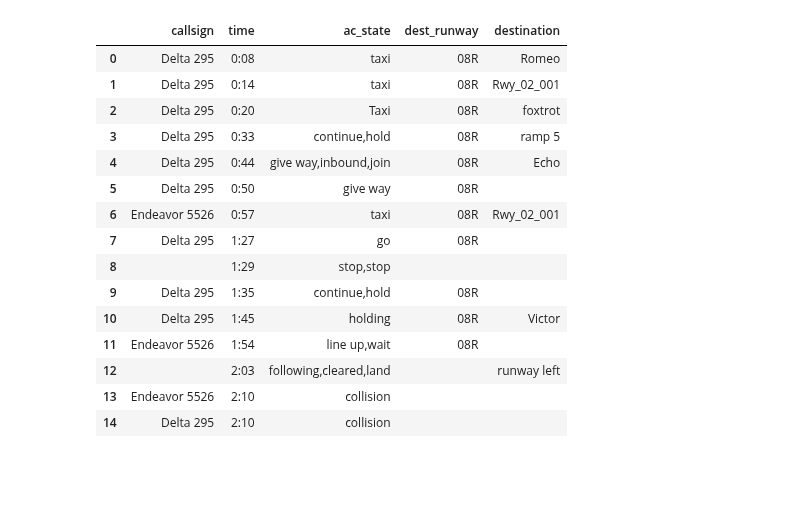
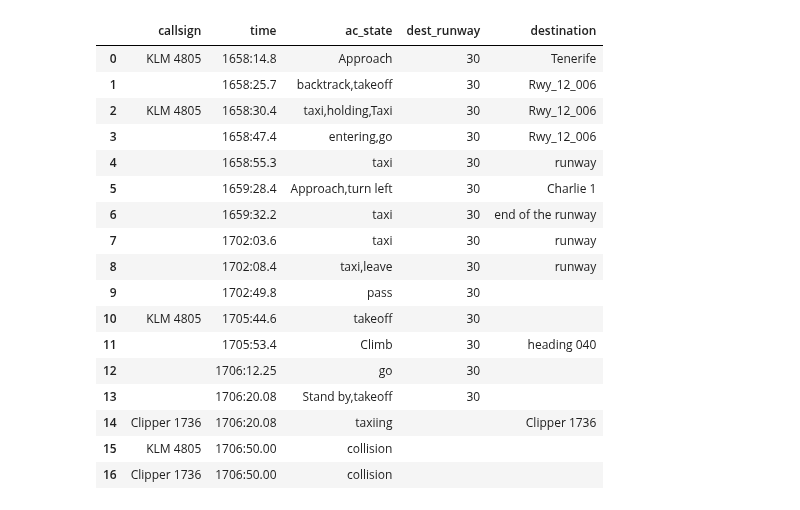
Before and after one commit to ZilD117/LGA-Analysis, a Jupyter notebook: taxigen/case_study_3_demo.ipynb, the cells around one changed output. Saved outputs shown, nothing was run; the diff lists cells and outputs as text; code cells hidden in the pictures; blank space fills up the shorter version.

```diff
--- a/taxigen/case_study_3_demo.ipynb
+++ b/taxigen/case_study_3_demo.ipynb
@@ -3,23 +3,3 @@
 
 The Tenerife airport disaster[c] occurred on 27 March 1977, when two Boeing 747 passenger jets collided on the runway at Los Rodeos Airport[1] (now Tenerife North–Ciudad de La Laguna Airport) on the Spanish island of Tenerife.
  - https://en.wikipedia.org/wiki/Tenerife_airport_disaster
-# %%
-import warnings
-warnings.simplefilter(action='ignore', category=FutureWarning)
-warnings.simplefilter(action='ignore', category=UserWarning)
-import spacy
-
-nlp_ner = spacy.load("./transformer/model-best")
-ruler = nlp_ner.add_pipe(
-    "entity_ruler",
-    after="ner",  # or before="ner"
-    config={"overwrite_ents": True}
-)
-ruler.from_disk("entity_rulers.jsonl")
-
-text = "295 heavy turn on foxtrot hold short of ramp 5."
-doc = nlp_ner(text)
-
-print("Entities found:")
-for ent in doc.ents:
-    print(f" - {ent.text} : {ent.label_}")
@@ -309,46 +310,48 @@ Meta Table:
 # %%
 meta_df = meta_df[meta_df['ac_state'].str.strip() != '']
 
-accident_time = "2:10"
-accident_callsign = "Endeavor 5526"
+accident_time = "1706:50.00"
+accident_callsign = "KLM 4805"
 new_row_1 = {
         "callsign": accident_callsign,
         "time": accident_time,
         "ac_state": "collision",
         "dest_runway": "",      # Could be left empty if not available.
         "destination": ""
         }
 
 meta_df = pd.concat([meta_df, pd.DataFrame([new_row_1])], ignore_index=True)
 
-accident_callsign = "Delta 295"
+accident_callsign = "Clipper 1736"
 new_row_2 = {
         "callsign": accident_callsign,
         "time": accident_time,
         "ac_state": "collision",
         "dest_runway": "",      # Could be left empty if not available.
         "destination": ""
         }
 meta_df = pd.concat([meta_df, pd.DataFrame([new_row_2])], ignore_index=True)
 
 meta_df
 # %% [output]
 |  | callsign | time | ac_state | dest_runway | destination |
-| 0 | Delta 295 | 0:08 | taxi | 08R | Romeo |
-| 1 | Delta 295 | 0:14 | taxi | 08R | Rwy_02_001 |
-| 2 | Delta 295 | 0:20 | Taxi | 08R | foxtrot |
-| 3 | Delta 295 | 0:33 | continue,hold | 08R | ramp 5 |
-| 4 | Delta 295 | 0:44 | give way,inbound,join | 08R | Echo |
-| 5 | Delta 295 | 0:50 | give way | 08R |  |
-| 6 | Endeavor 5526 | 0:57 | taxi | 08R | Rwy_02_001 |
-| 7 | Delta 295 | 1:27 | go | 08R |  |
-| 8 |  | 1:29 | stop,stop |  |  |
-| 9 | Delta 295 | 1:35 | continue,hold | 08R |  |
-| 10 | Delta 295 | 1:45 | holding | 08R | Victor |
-| 11 | Endeavor 5526 | 1:54 | line up,wait | 08R |  |
-| 12 |  | 2:03 | following,cleared,land |  | runway left |
-| 13 | Endeavor 5526 | 2:10 | collision |  |  |
-| 14 | Delta 295 | 2:10 | collision |  |  |
+| 0 | KLM 4805 | 1658:14.8 | Approach | 30 | Tenerife |
+| 1 |  | 1658:25.7 | backtrack,takeoff | 30 | Rwy_12_006 |
+| 2 | KLM 4805 | 1658:30.4 | taxi,holding,Taxi | 30 | Rwy_12_006 |
+| 3 |  | 1658:47.4 | entering,go | 30 | Rwy_12_006 |
+| 4 |  | 1658:55.3 | taxi | 30 | runway |
+| 5 |  | 1659:28.4 | Approach,turn left | 30 | Charlie 1 |
+| 6 |  | 1659:32.2 | taxi | 30 | end of the runway |
+| 7 |  | 1702:03.6 | taxi | 30 | runway |
+| 8 |  | 1702:08.4 | taxi,leave | 30 | runway |
+| 9 |  | 1702:49.8 | pass | 30 |  |
+| 10 | KLM 4805 | 1705:44.6 | takeoff | 30 |  |
+| 11 |  | 1705:53.4 | Climb | 30 | heading 040 |
+| 12 |  | 1706:12.25 | go | 30 |  |
+| 13 |  | 1706:20.08 | Stand by,takeoff | 30 |  |
+| 14 | Clipper 1736 | 1706:20.08 | taxiing |  | Clipper 1736 |
+| 15 | KLM 4805 | 1706:50.00 | collision |  |  |
+| 16 | Clipper 1736 | 1706:50.00 | collision |  |  |
 # %%
 import pandas as pd
 import numpy as np
```
Also changed, not shown: parts of 15 cells of this notebook, 7 other files.
